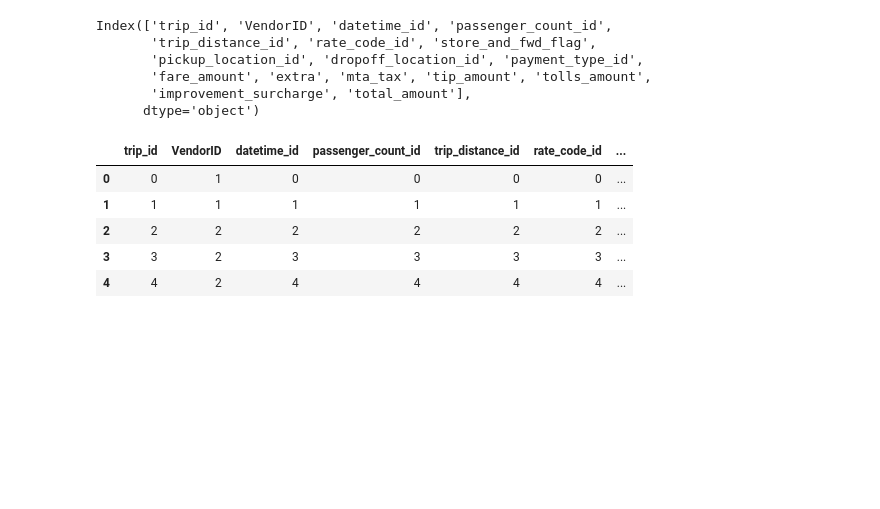
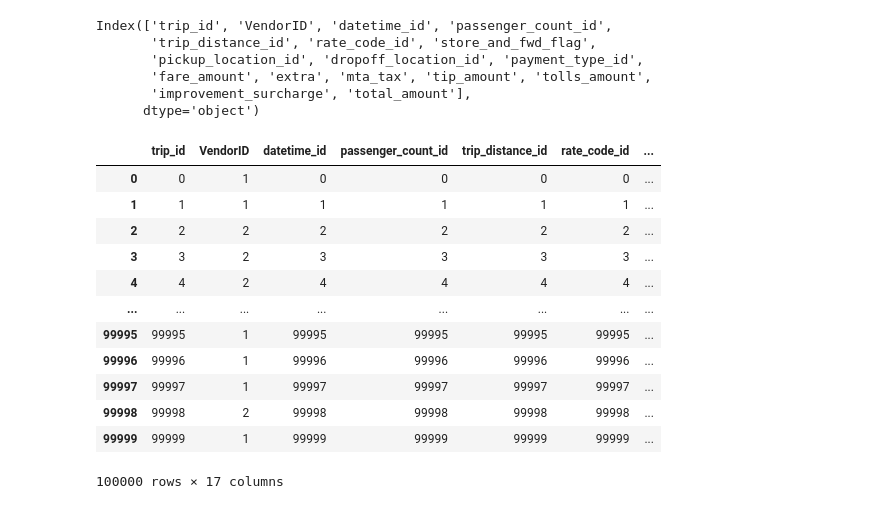
Before and after one commit to Just-Hilman/NYC-taxi-data-pipeline, a Jupyter notebook: NYC taxi data pipeline.ipynb, the cells around one changed output. Cells and saved outputs as stored; diff of their text form; code cells hidden in the pictures; blank space fills up the shorter version.

```diff
--- a/NYC taxi data pipeline.ipynb
+++ b/NYC taxi data pipeline.ipynb
@@ -124,11 +138,18 @@ Index(['trip_id', 'VendorID', 'datetime_id', 'passenger_count_id',
        'improvement_surcharge', 'total_amount'],
       dtype='object')
 # %%
-fact_table.head()
+fact_table
 # %% [output]
 |  | trip_id | VendorID | datetime_id | passenger_count_id | trip_distance_id | rate_code_id | ... |
 | 0 | 0 | 1 | 0 | 0 | 0 | 0 | ... |
 | 1 | 1 | 1 | 1 | 1 | 1 | 1 | ... |
 | 2 | 2 | 2 | 2 | 2 | 2 | 2 | ... |
 | 3 | 3 | 2 | 3 | 3 | 3 | 3 | ... |
 | 4 | 4 | 2 | 4 | 4 | 4 | 4 | ... |
+| ... | ... | ... | ... | ... | ... | ... | ... |
+| 99995 | 99995 | 1 | 99995 | 99995 | 99995 | 99995 | ... |
+| 99996 | 99996 | 1 | 99996 | 99996 | 99996 | 99996 | ... |
+| 99997 | 99997 | 1 | 99997 | 99997 | 99997 | 99997 | ... |
+| 99998 | 99998 | 2 | 99998 | 99998 | 99998 | 99998 | ... |
+| 99999 | 99999 | 1 | 99999 | 99999 | 99999 | 99999 | ... |
+100000 rows × 17 columns
```
Also changed, not shown: parts of 1 cell of this notebook, 2 other files.
